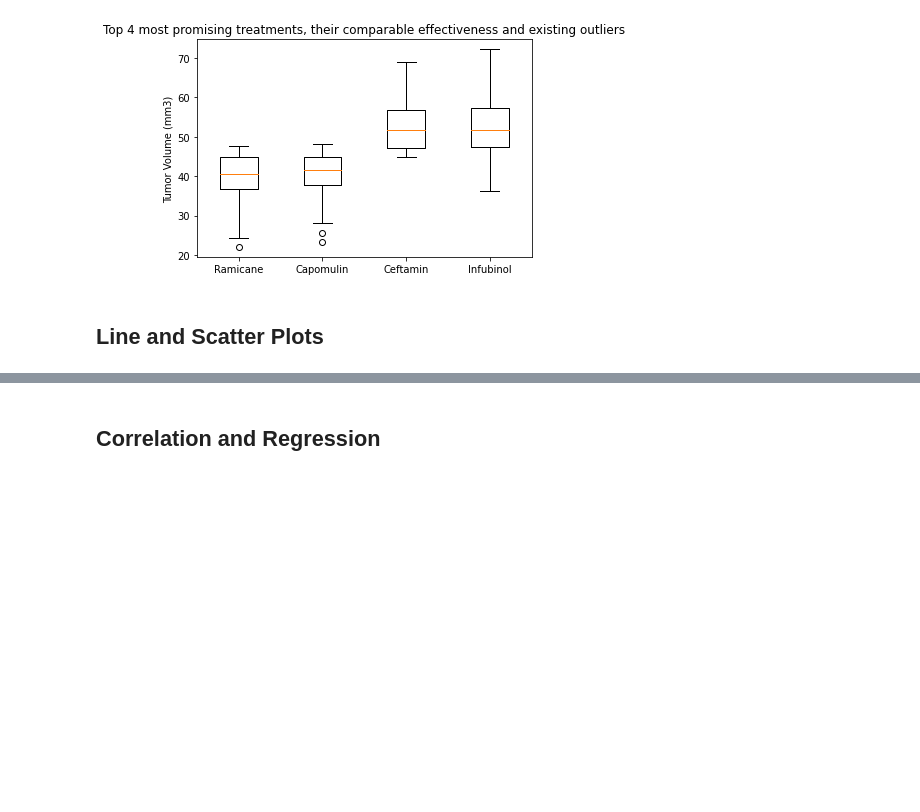
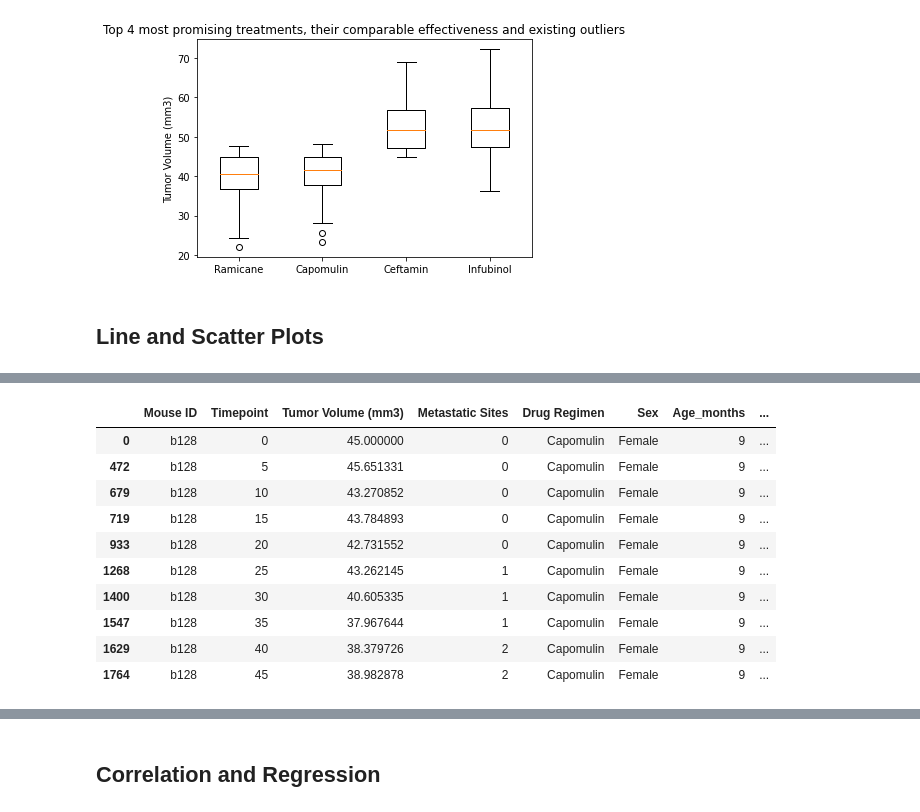
Before and after one commit to IrinaUX/MatPlotLib_hw, a Jupyter notebook: pymaceuticals_starter-Copy6_Statisctics.ipynb, the cells around one changed output, grey strips where cells are left out. Saved outputs shown, nothing was run; the diff lists cells and outputs as text; code cells hidden in the pictures; blank space fills up the shorter version.

```diff
--- a/pymaceuticals_starter-Copy6_Statisctics.ipynb
+++ b/pymaceuticals_starter-Copy6_Statisctics.ipynb
@@ -718,2 +746,19 @@ plt.show()
 # %%
 # Generate a scatter plot of mouse weight versus average tumor volume for the Capomulin regimen
+# README:
+# Generate a scatter plot of mouse weight versus average tumor volume for the Capomulin treatment regimen.
+capomulin_df = clean_df.loc[clean_df['Drug Regimen'] == 'Capomulin']
+mouse_b128_cap_df = capomulin_df.loc[capomulin_df['Mouse ID'] == 'b128']
+mouse_b128_cap_df
+# %% [output]
+|  | Mouse ID | Timepoint | Tumor Volume (mm3) | Metastatic Sites | Drug Regimen | Sex | Age_months | ... |
+| 0 | b128 | 0 | 45.000000 | 0 | Capomulin | Female | 9 | ... |
+| 472 | b128 | 5 | 45.651331 | 0 | Capomulin | Female | 9 | ... |
+| 679 | b128 | 10 | 43.270852 | 0 | Capomulin | Female | 9 | ... |
+| 719 | b128 | 15 | 43.784893 | 0 | Capomulin | Female | 9 | ... |
+| 933 | b128 | 20 | 42.731552 | 0 | Capomulin | Female | 9 | ... |
+| 1268 | b128 | 25 | 43.262145 | 1 | Capomulin | Female | 9 | ... |
+| 1400 | b128 | 30 | 40.605335 | 1 | Capomulin | Female | 9 | ... |
+| 1547 | b128 | 35 | 37.967644 | 1 | Capomulin | Female | 9 | ... |
+| 1629 | b128 | 40 | 38.379726 | 2 | Capomulin | Female | 9 | ... |
+| 1764 | b128 | 45 | 38.982878 | 2 | Capomulin | Female | 9 | ... |
```
Also changed, not shown: parts of 6 cells of this notebook, 1 other file.
